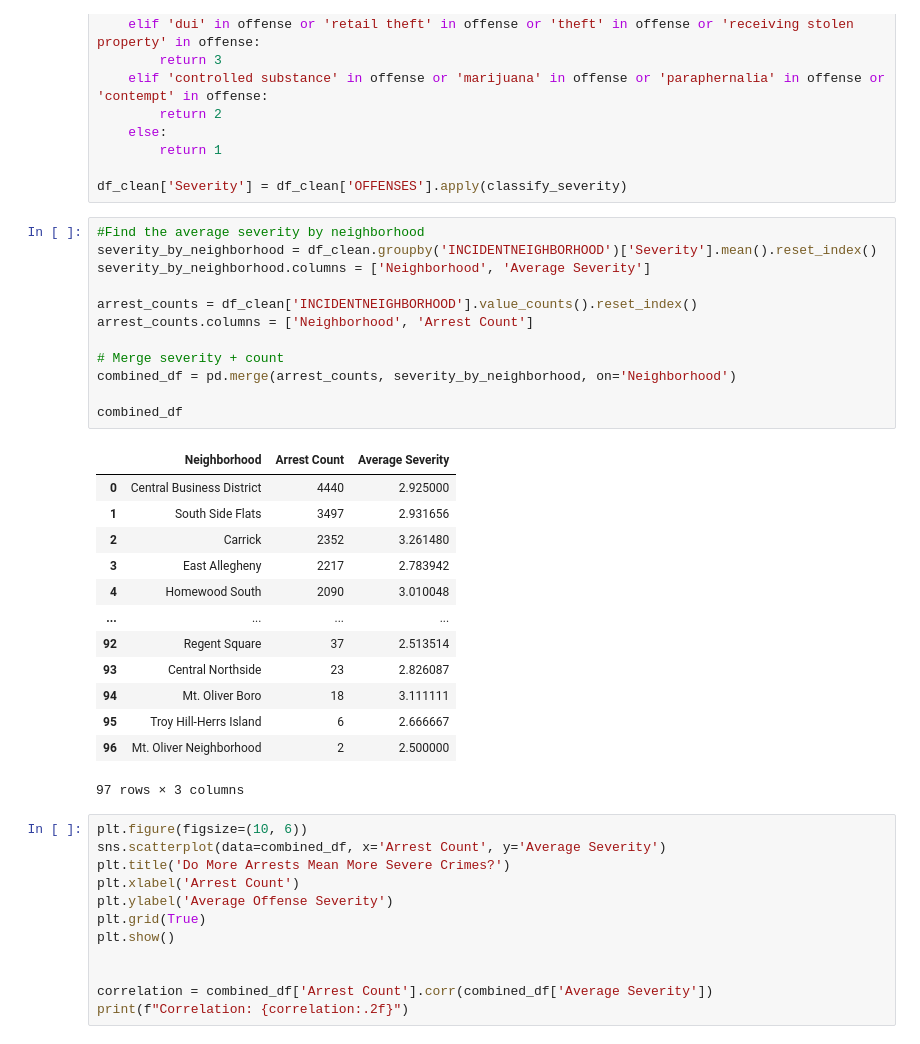
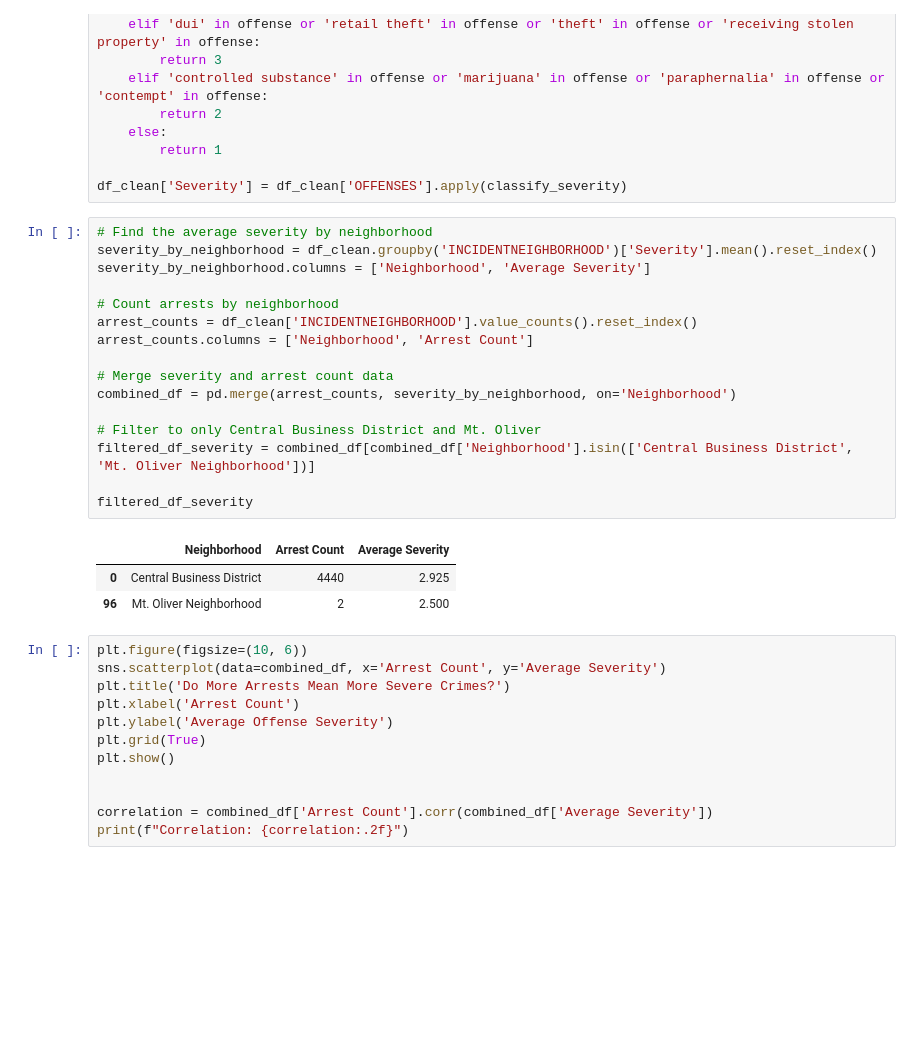
Before and after one commit to SharvM/Best-Neighborhood-Responsibility, a Jupyter notebook: arrests.ipynb, the cells around one changed output. Drawn from its saved outputs; the diff is of its cells as text; blank space fills up the shorter version.

```diff
--- a/arrests.ipynb
+++ b/arrests.ipynb
@@ -77,31 +77,25 @@ def classify_severity(offense):
 
 df_clean['Severity'] = df_clean['OFFENSES'].apply(classify_severity)
 # %%
-#Find the average severity by neighborhood
+# Find the average severity by neighborhood
 severity_by_neighborhood = df_clean.groupby('INCIDENTNEIGHBORHOOD')['Severity'].mean().reset_index()
 severity_by_neighborhood.columns = ['Neighborhood', 'Average Severity']
 
+# Count arrests by neighborhood
 arrest_counts = df_clean['INCIDENTNEIGHBORHOOD'].value_counts().reset_index()
 arrest_counts.columns = ['Neighborhood', 'Arrest Count']
 
-# Merge severity + count
+# Merge severity and arrest count data
 combined_df = pd.merge(arrest_counts, severity_by_neighborhood, on='Neighborhood')
 
-combined_df
+# Filter to only Central Business District and Mt. Oliver
+filtered_df_severity = combined_df[combined_df['Neighborhood'].isin(['Central Business District', 'Mt. Oliver Neighborhood'])]
+
+filtered_df_severity
 # %% [output]
 |  | Neighborhood | Arrest Count | Average Severity |
-| 0 | Central Business District | 4440 | 2.925000 |
-| 1 | South Side Flats | 3497 | 2.931656 |
-| 2 | Carrick | 2352 | 3.261480 |
-| 3 | East Allegheny | 2217 | 2.783942 |
-| 4 | Homewood South | 2090 | 3.010048 |
-| ... | ... | ... | ... |
-| 92 | Regent Square | 37 | 2.513514 |
-| 93 | Central Northside | 23 | 2.826087 |
-| 94 | Mt. Oliver Boro | 18 | 3.111111 |
-| 95 | Troy Hill-Herrs Island | 6 | 2.666667 |
-| 96 | Mt. Oliver Neighborhood | 2 | 2.500000 |
+| 0 | Central Business District | 4440 | 2.925 |
+| 96 | Mt. Oliver Neighborhood | 2 | 2.500 |
-97 rows × 3 columns
 # %%
 plt.figure(figsize=(10, 6))
 sns.scatterplot(data=combined_df, x='Arrest Count', y='Average Severity')
```
Also changed, not shown: parts of 2 cells of this notebook, 3 other files.
